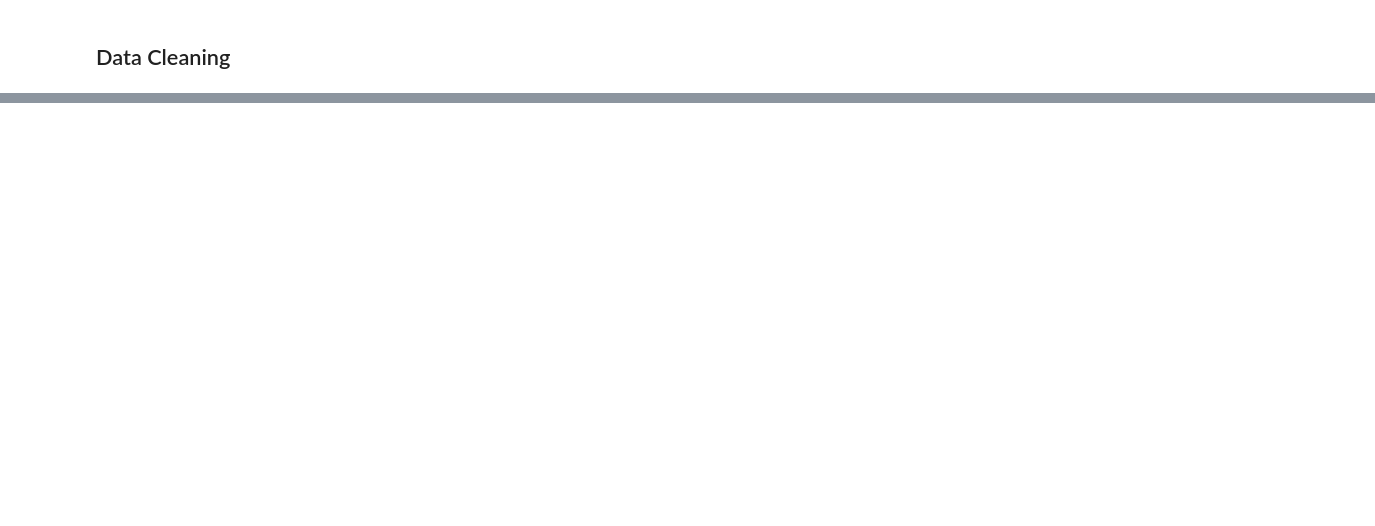
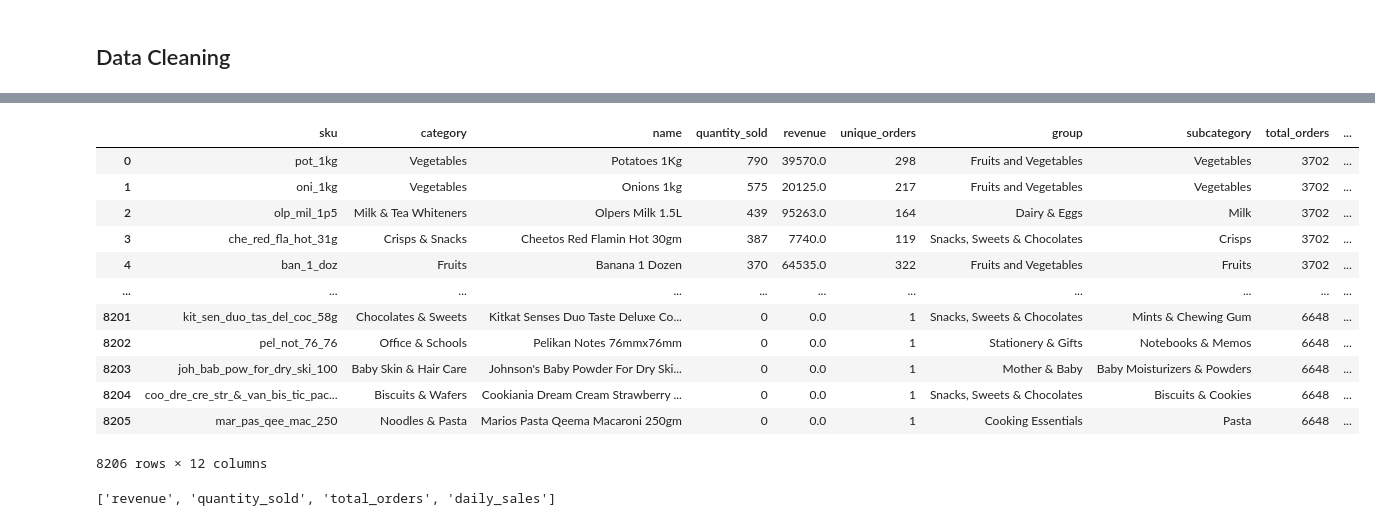
Before and after one commit to skanw/KEDGE_Python-Project_2425, a Jupyter notebook: Project/Suranjana_customerSegmentation.ipynb, the cells around one changed output, grey strips where cells are left out. Cells and saved outputs as stored; diff of their text form; code cells hidden in the pictures; blank space fills up the shorter version.

```diff
--- a/Project/Suranjana_customerSegmentation.ipynb
+++ b/Project/Suranjana_customerSegmentation.ipynb
@@ -85,0 +141,25 @@ Length: 8206, dtype: bool
+# %%
+df.dropna(how = 'all')
+# %% [output]
+|  | sku | category | name | quantity_sold | revenue | unique_orders | group | subcategory | total_orders | ... |
+| 0 | pot_1kg | Vegetables | Potatoes 1Kg | 790 | 39570.0 | 298 | Fruits and Vegetables | Vegetables | 3702 | ... |
+| 1 | oni_1kg | Vegetables | Onions 1kg | 575 | 20125.0 | 217 | Fruits and Vegetables | Vegetables | 3702 | ... |
+| 2 | olp_mil_1p5 | Milk & Tea Whiteners | Olpers Milk 1.5L | 439 | 95263.0 | 164 | Dairy & Eggs | Milk | 3702 | ... |
+| 3 | che_red_fla_hot_31g | Crisps & Snacks | Cheetos Red Flamin Hot 30gm | 387 | 7740.0 | 119 | Snacks, Sweets & Chocolates | Crisps | 3702 | ... |
+| 4 | ban_1_doz | Fruits | Banana 1 Dozen | 370 | 64535.0 | 322 | Fruits and Vegetables | Fruits | 3702 | ... |
+| ... | ... | ... | ... | ... | ... | ... | ... | ... | ... | ... |
+| 8201 | kit_sen_duo_tas_del_coc_58g | Chocolates & Sweets | Kitkat Senses Duo Taste Deluxe Co... | 0 | 0.0 | 1 | Snacks, Sweets & Chocolates | Mints & Chewing Gum | 6648 | ... |
+| 8202 | pel_not_76_76 | Office & Schools | Pelikan Notes 76mmx76mm | 0 | 0.0 | 1 | Stationery & Gifts | Notebooks & Memos | 6648 | ... |
+| 8203 | joh_bab_pow_for_dry_ski_100 | Baby Skin & Hair Care | Johnson's Baby Powder For Dry Ski... | 0 | 0.0 | 1 | Mother & Baby | Baby Moisturizers & Powders | 6648 | ... |
+| 8204 | coo_dre_cre_str_&_van_bis_tic_pac... | Biscuits & Wafers | Cookiania Dream Cream Strawberry ... | 0 | 0.0 | 1 | Snacks, Sweets & Chocolates | Biscuits & Cookies | 6648 | ... |
+| 8205 | mar_pas_qee_mac_250 | Noodles & Pasta | Marios Pasta Qeema Macaroni 250gm | 0 | 0.0 | 1 | Cooking Essentials | Pasta | 6648 | ... |
+8206 rows × 12 columns
+# %%
+# Normalizing relevant columns for clustering
+scaler = MinMaxScaler()
+columns_to_normalize = ['revenue', 'quantity_sold', 'total_orders', 'daily_sales']
+df[columns_to_normalize] = scaler.fit_transform(df[columns_to_normalize])
+
+columns_to_normalize
+# %% [output]
+['revenue', 'quantity_sold', 'total_orders', 'daily_sales']
```
Also changed, not shown: parts of 15 cells of this notebook, 1 other file.
